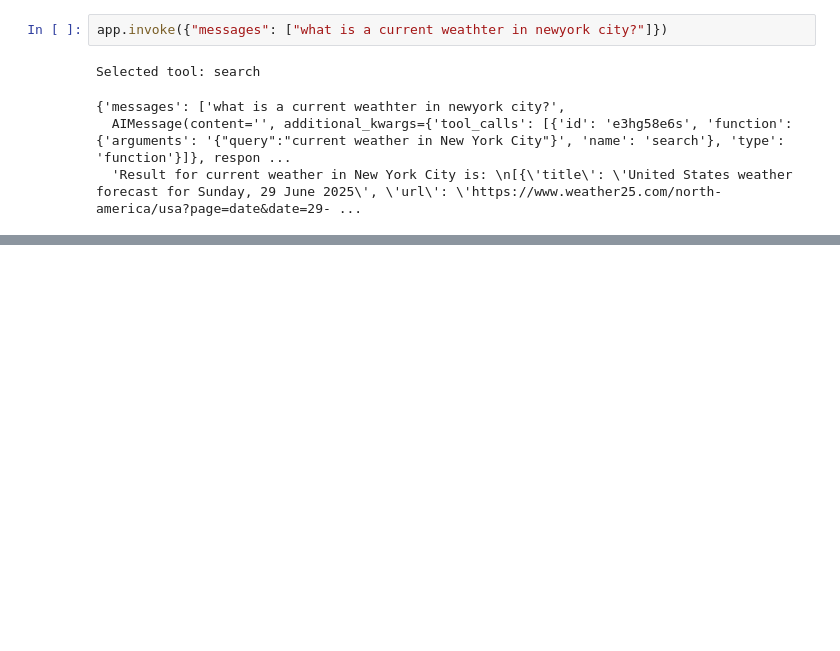
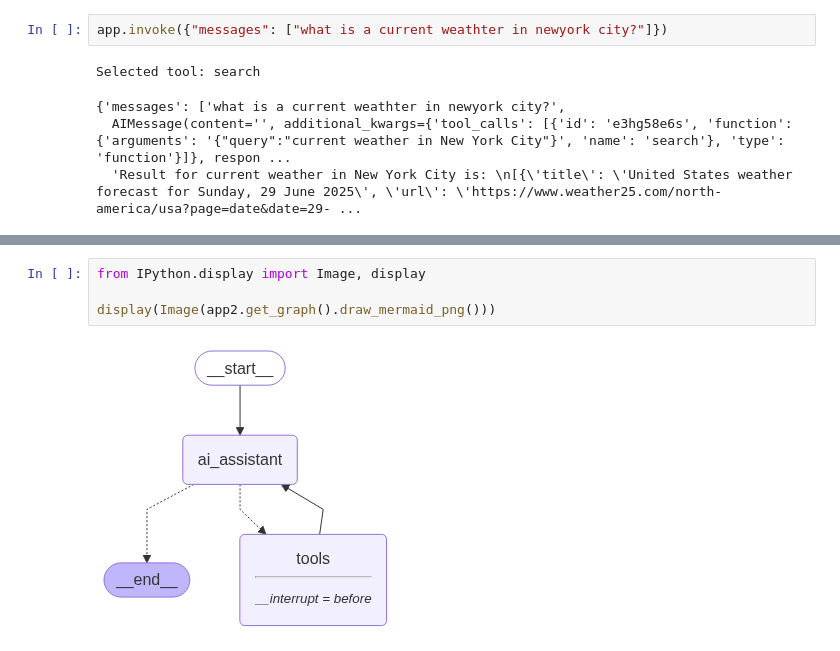
Before and after one commit to satish1650/AgenticAI, a Jupyter notebook: 3-LangGraph/3.9-langgraph_class_8_humaninloop.ipynb, the cells around one changed output, grey strips where cells are left out. Drawn from its saved outputs; the diff is of its cells as text; blank space fills up the shorter version.

```diff
--- a/3-LangGraph/3.9-langgraph_class_8_humaninloop.ipynb
+++ b/3-LangGraph/3.9-langgraph_class_8_humaninloop.ipynb
@@ -354,0 +417,6 @@ Selected tool: search
+# %%
+from IPython.display import Image, display
+
+display(Image(app2.get_graph().draw_mermaid_png()))
+# %% [output]
+[figure, added]
```
Also changed, not shown: parts of 19 cells of this notebook.
